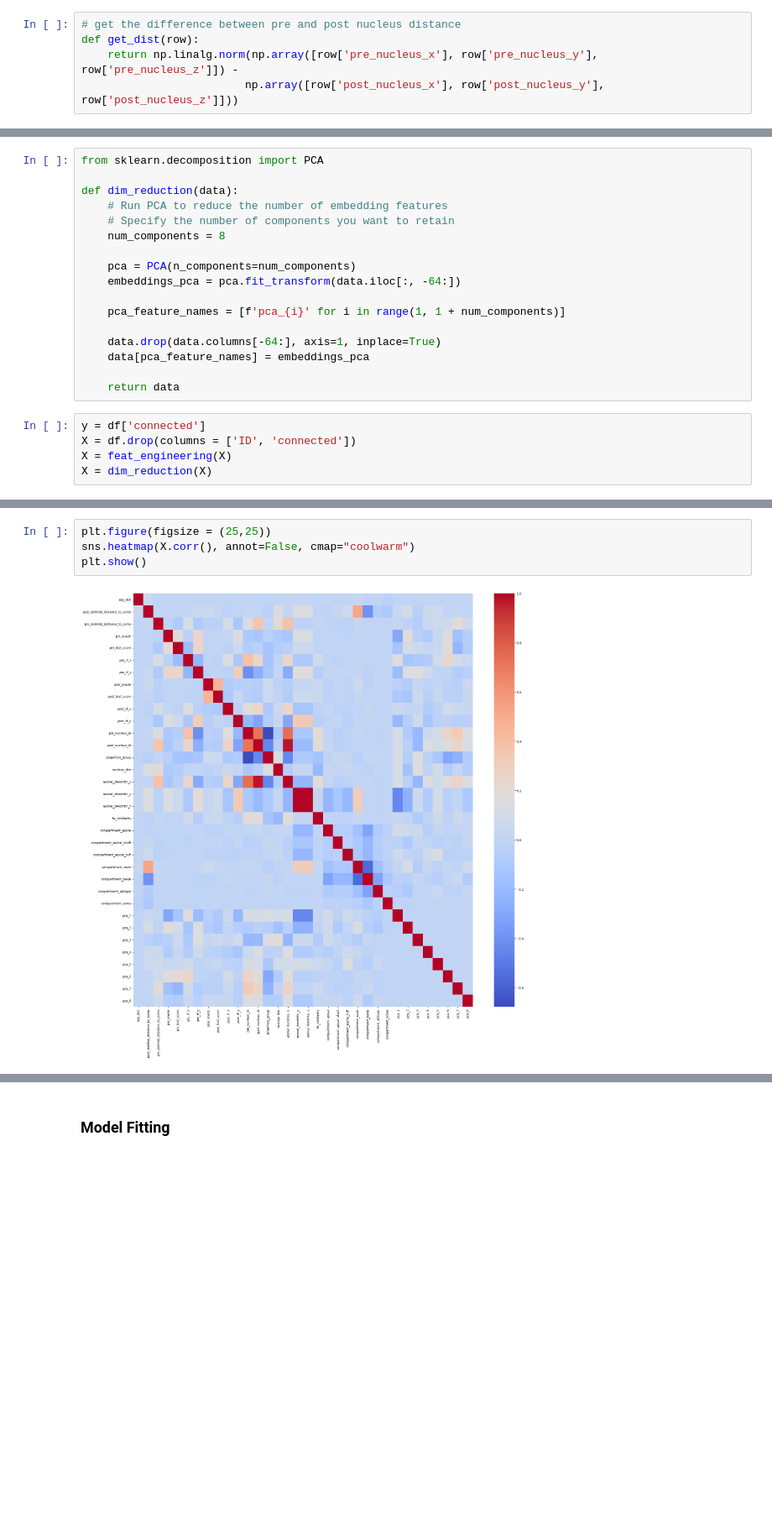
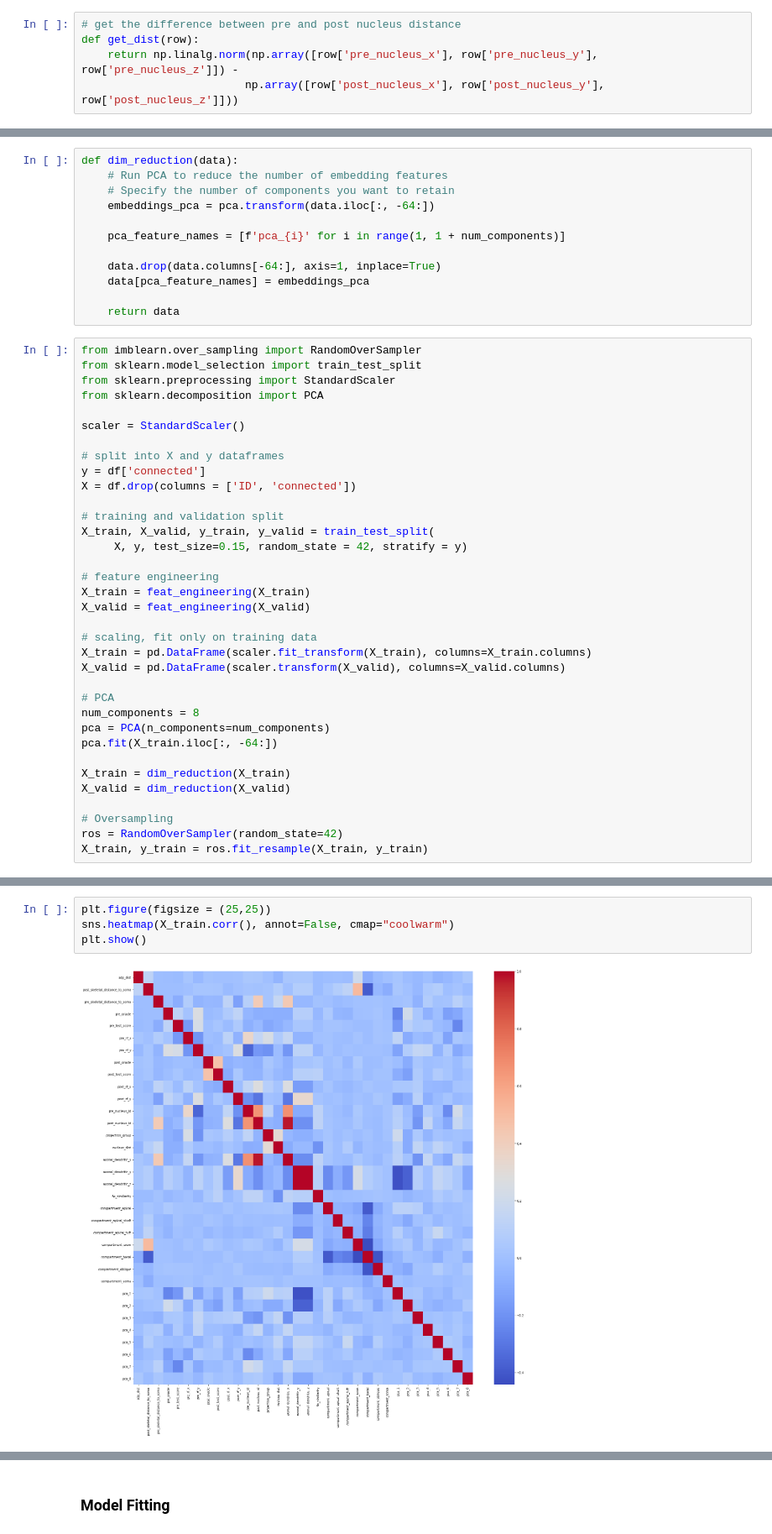
Before and after one commit to ScripterKSG/Neuro_Competition, a Jupyter notebook: Neuro Competition.ipynb, the cells around one changed output, grey strips where cells are left out. Shown at 84% size. Cells and saved outputs as stored; diff of their text form; blank space fills up the shorter version.

Commit message:
Fixed data leakage from missed order scaling and feature engineering, also from fitting on validation data by mistake instead of just training data.

```diff
--- a/Neuro Competition.ipynb
+++ b/Neuro Competition.ipynb
@@ -318,15 +314,10 @@ def feat_engineering(data):
 
     return data
 # %%
-from sklearn.decomposition import PCA
-
 def dim_reduction(data):
     # Run PCA to reduce the number of embedding features
     # Specify the number of components you want to retain
-    num_components = 8
-
-    pca = PCA(n_components=num_components)
-    embeddings_pca = pca.fit_transform(data.iloc[:, -64:])
+    embeddings_pca = pca.transform(data.iloc[:, -64:])
 
     pca_feature_names = [f'pca_{i}' for i in range(1, 1 + num_components)]
 
@@ -335,7 +326,37 @@ def dim_reduction(data):
 
     return data
 # %%
+from imblearn.over_sampling import RandomOverSampler
+from sklearn.model_selection import train_test_split
+from sklearn.preprocessing import StandardScaler
+from sklearn.decomposition import PCA
+
+scaler = StandardScaler()
+
+# split into X and y dataframes
 y = df['connected']
 X = df.drop(columns = ['ID', 'connected'])
-X = feat_engineering(X)
-X = dim_reduction(X)
+
+# training and validation split
+X_train, X_valid, y_train, y_valid = train_test_split(
+     X, y, test_size=0.15, random_state = 42, stratify = y)
+
+# feature engineering
+X_train = feat_engineering(X_train)
+X_valid = feat_engineering(X_valid)
+
+# scaling, fit only on training data
+X_train = pd.DataFrame(scaler.fit_transform(X_train), columns=X_train.columns)
+X_valid = pd.DataFrame(scaler.transform(X_valid), columns=X_valid.columns)
+
+# PCA
+num_components = 8
+pca = PCA(n_components=num_components)
+pca.fit(X_train.iloc[:, -64:])
+
+X_train = dim_reduction(X_train)
+X_valid = dim_reduction(X_valid)
+
+# Oversampling
+ros = RandomOverSampler(random_state=42)
+X_train, y_train = ros.fit_resample(X_train, y_train)
@@ -376,7 +422,7 @@ X.head(10)
 10 rows × 34 columns
 # %%
 plt.figure(figsize = (25,25))
-sns.heatmap(X.corr(), annot=False, cmap="coolwarm")
+sns.heatmap(X_train.corr(), annot=False, cmap="coolwarm")
 plt.show()
 # %% [output]
-[figure, old version]
+[figure, new version]
```
Also changed, not shown: parts of 14 cells of this notebook.
